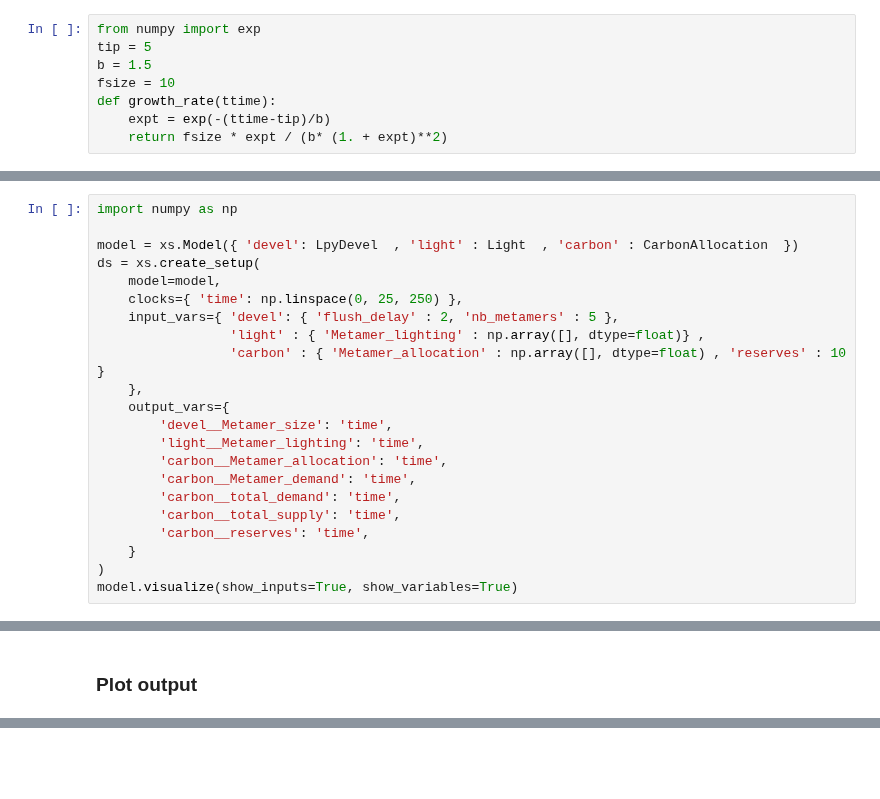
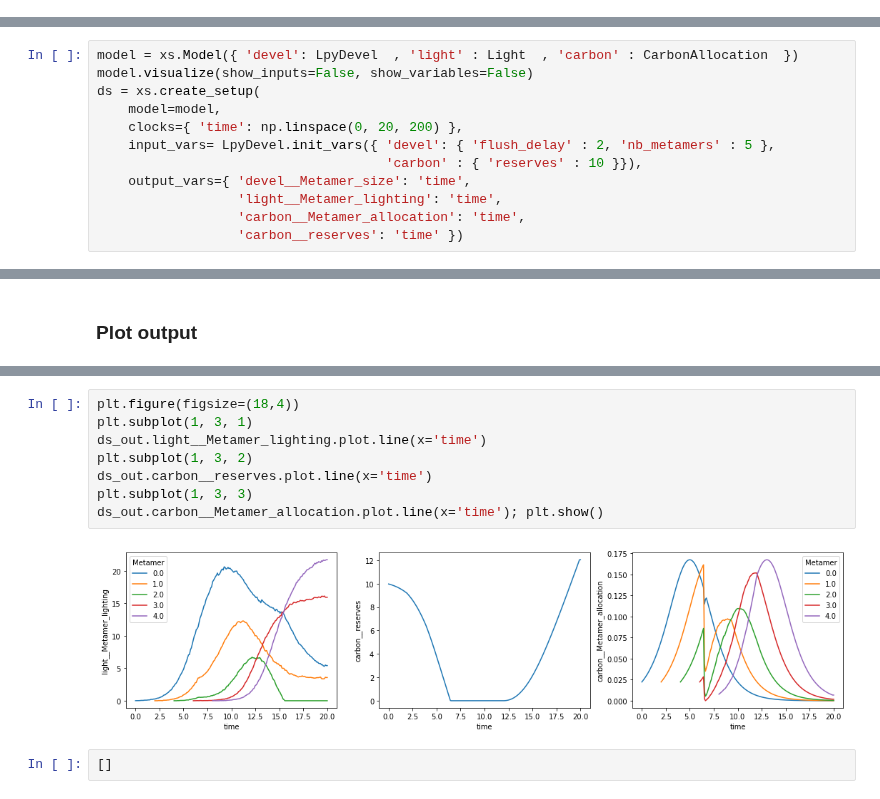
Before and after one commit to fredboudon/plantgl-jupyter, a Jupyter notebook: examples/lpy-simlab/lpy_carbon_light.ipynb, the cells around one changed output, grey strips where cells are left out. Cells and saved outputs as stored; diff of their text form; blank space fills up the shorter version.

```diff
--- a/examples/lpy-simlab/lpy_carbon_light.ipynb
+++ b/examples/lpy-simlab/lpy_carbon_light.ipynb
@@ -149,8 +93,0 @@ class Light():
-# %%
-from numpy import exp
-tip = 5
-b = 1.5
-fsize = 10
-def growth_rate(ttime):
-    expt = exp(-(ttime-tip)/b)
-    return fsize * expt / (b* (1. + expt)**2)
@@ -216,22 +129,12 @@ class CarbonAllocation():
 # %%
-import numpy as np
-
 model = xs.Model({ 'devel': LpyDevel  , 'light' : Light  , 'carbon' : CarbonAllocation  })
+model.visualize(show_inputs=False, show_variables=False)
 ds = xs.create_setup(
     model=model,
-    clocks={ 'time': np.linspace(0, 25, 250) },
-    input_vars={ 'devel': { 'flush_delay' : 2, 'nb_metamers' : 5 },
-                 'light' : { 'Metamer_lighting' : np.array([], dtype=float)} ,
-                 'carbon' : { 'Metamer_allocation' : np.array([], dtype=float) , 'reserves' : 10 }
-    },
-    output_vars={
-        'devel__Metamer_size': 'time',
-        'light__Metamer_lighting': 'time',
-        'carbon__Metamer_allocation': 'time',
-        'carbon__Metamer_demand': 'time',
-        'carbon__total_demand': 'time',
-        'carbon__total_supply': 'time',
-        'carbon__reserves': 'time',
-    }
-)
-model.visualize(show_inputs=True, show_variables=True)
+    clocks={ 'time': np.linspace(0, 20, 200) },
+    input_vars= LpyDevel.init_vars({ 'devel': { 'flush_delay' : 2, 'nb_metamers' : 5 },
+                                     'carbon' : { 'reserves' : 10 }}),
+    output_vars={ 'devel__Metamer_size': 'time',
+                  'light__Metamer_lighting': 'time',
+                  'carbon__Metamer_allocation': 'time',
+                  'carbon__reserves': 'time' })
@@ -291,0 +151,12 @@ ds_out.carbon__Metamer_allocation.plot.line(x='time');
+# %%
+plt.figure(figsize=(18,4))
+plt.subplot(1, 3, 1)
+ds_out.light__Metamer_lighting.plot.line(x='time')
+plt.subplot(1, 3, 2)
+ds_out.carbon__reserves.plot.line(x='time')
+plt.subplot(1, 3, 3)
+ds_out.carbon__Metamer_allocation.plot.line(x='time'); plt.show()
+# %% [output]
+[figure, added]
+# %%
+[]
```
Also changed, not shown: parts of 22 cells of this notebook, 3 other files.
